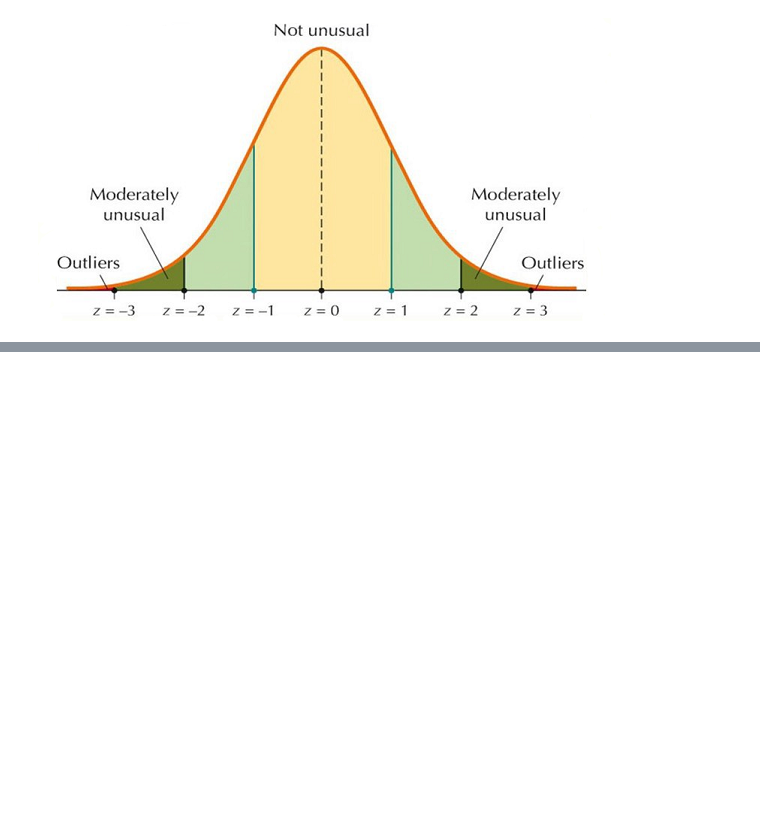
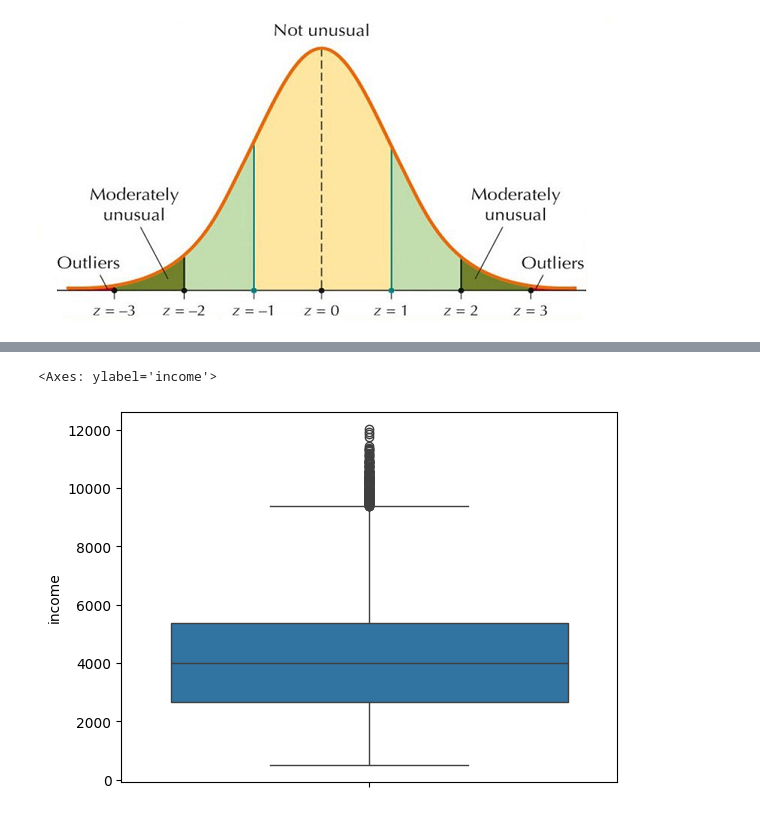
Before and after one commit to OmerTurk1/General-Health-Data-Analysis-and-Management, a Jupyter notebook: health_lifestyle_classification.ipynb, the cells around one changed output, grey strips where cells are left out. Saved outputs shown, nothing was run; the diff lists cells and outputs as text; code cells hidden in the pictures; blank space fills up the shorter version.

```diff
--- a/health_lifestyle_classification.ipynb
+++ b/health_lifestyle_classification.ipynb
@@ -489,0 +539,5 @@ data filling and clearing will be held on FillData notebook
+# %%
+sns.boxplot(data=X_train["income"])
+# %% [output]
+<Axes: ylabel='income'>
+[figure, added]
```
Also changed, not shown: parts of 91 cells of this notebook.
